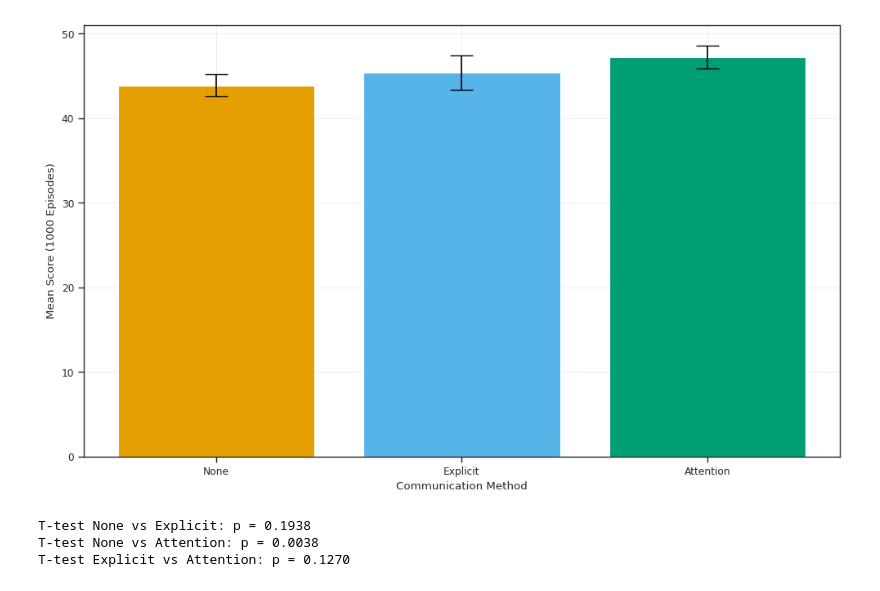
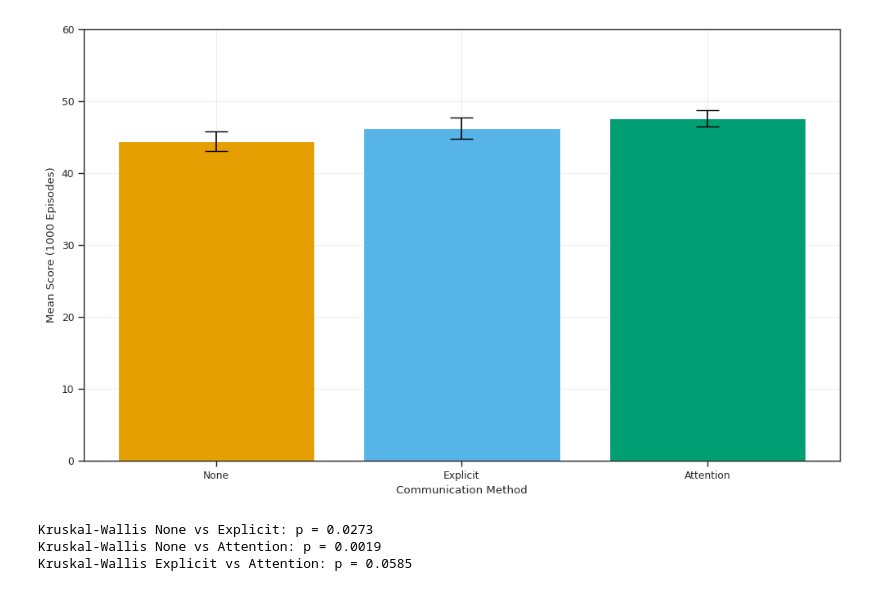
Before and after one commit to msoe-vex/VEX-AI-Reinforcement-Learning, a Jupyter notebook: analysis/analysis.ipynb, the cells around one changed output. Cells and saved outputs as stored; diff of their text form; code cells hidden in the pictures.

```diff
--- a/analysis/analysis.ipynb
+++ b/analysis/analysis.ipynb
@@ -365,41 +294,43 @@ training_df = pd.DataFrame({
 means = training_df.groupby('Architecture')['Score'].mean()
 stds = training_df.groupby('Architecture')['Score'].std()
 
 # Reorder to: None, Explicit, Attention
 order = ['None', 'Explicit', 'Attention']
 means = means.reindex(order)
 stds = stds.reindex(order)
 
 # Use notebook palette
 bar_colors = [PALETTE[0], PALETTE[1], PALETTE[2]]  # None, Explicit, Attention
 
 # Create bar chart with error bars
 plt.figure(figsize=(10, 6))
 plt.bar(
     means.index,
     means.values,
     yerr=stds.values,
     capsize=10,
     color=bar_colors
 )
 plt.ylabel('Mean Score (1000 Episodes)')
 plt.xlabel('Communication Method')
 plt.grid(True, alpha=0.3)
 plt.tight_layout()
+plt.ylim(0, 60)
+plt.savefig('training_averages_n_8.pdf', dpi=300)
 plt.show()
 
-# Run T-tests for statistical significance
+# Run Kruskal-Wallis tests for statistical significance
 none_scores = training_results['none']
 copy_scores = training_results['copy']
 attn_scores = training_results['attention']
-_, p_none_copy = ttest_ind(none_scores, copy_scores)
-_, p_none_attn = ttest_ind(none_scores, attn_scores)
-_, p_copy_attn = ttest_ind(copy_scores, attn_scores)
-print(f"T-test None vs Explicit: p = {p_none_copy:.4f}")
-print(f"T-test None vs Attention: p = {p_none_attn:.4f}")
-print(f"T-test Explicit vs Attention: p = {p_copy_attn:.4f}")
+_, p_none_copy = kruskal(none_scores, copy_scores)
+_, p_none_attn = kruskal(none_scores, attn_scores)
+_, p_copy_attn = kruskal(copy_scores, attn_scores)
+print(f"Kruskal-Wallis None vs Explicit: p = {p_none_copy:.4f}")
+print(f"Kruskal-Wallis None vs Attention: p = {p_none_attn:.4f}")
+print(f"Kruskal-Wallis Explicit vs Attention: p = {p_copy_attn:.4f}")
 # %% [output]
-[figure, old version]
+[figure, new version]
-T-test None vs Explicit: p = 0.1938
-T-test None vs Attention: p = 0.0038
-T-test Explicit vs Attention: p = 0.1270
+Kruskal-Wallis None vs Explicit: p = 0.0273
+Kruskal-Wallis None vs Attention: p = 0.0019
+Kruskal-Wallis Explicit vs Attention: p = 0.0585
```
Also changed, not shown: parts of 2 cells of this notebook, 11 other files.
